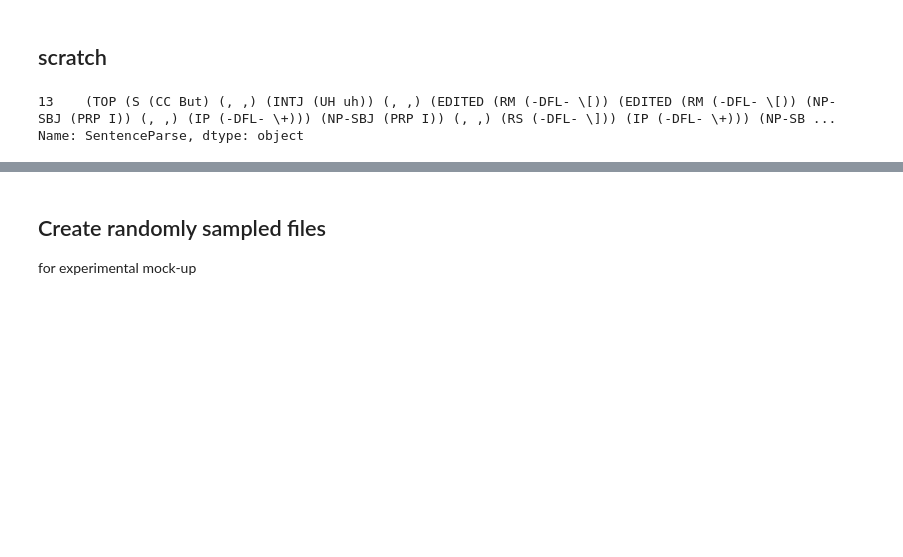
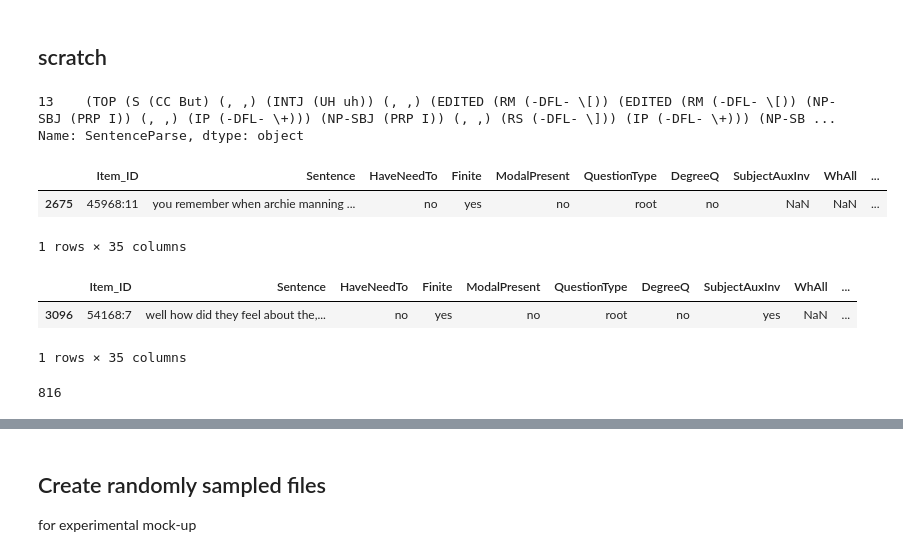
Before and after one commit to mcmoyer11/whquestions-tgrep2, a Jupyter notebook: corpus/corpus_processing.ipynb, the cells around one changed output, grey strips where cells are left out. Cells and saved outputs as stored; diff of their text form; code cells hidden in the pictures; blank space fills up the shorter version.

```diff
--- a/corpus/corpus_processing.ipynb
+++ b/corpus/corpus_processing.ipynb
@@ -305,0 +296,17 @@ Name: SentenceParse, dtype: object
+# %%
+df[df["Item_ID"]=="45968:11"]
+# %% [output]
+|  | Item_ID | Sentence | HaveNeedTo | Finite | ModalPresent | QuestionType | DegreeQ | SubjectAuxInv | WhAll | ... |
+| 2675 | 45968:11 | you remember when archie manning ... | no | yes | no | root | no | NaN | NaN | ... |
+1 rows × 35 columns
+# %%
+# df_re_iq.loc[3096]
+df[df["Item_ID"] =="54168:7"]
+# %% [output]
+|  | Item_ID | Sentence | HaveNeedTo | Finite | ModalPresent | QuestionType | DegreeQ | SubjectAuxInv | WhAll | ... |
+| 3096 | 54168:7 | well how did they feel about the,... | no | yes | no | root | no | yes | NaN | ... |
+1 rows × 35 columns
+# %%
+len(df_re_iq)
+# %% [output]
+816
```
Also changed, not shown: parts of 20 cells of this notebook, 5 other files.
